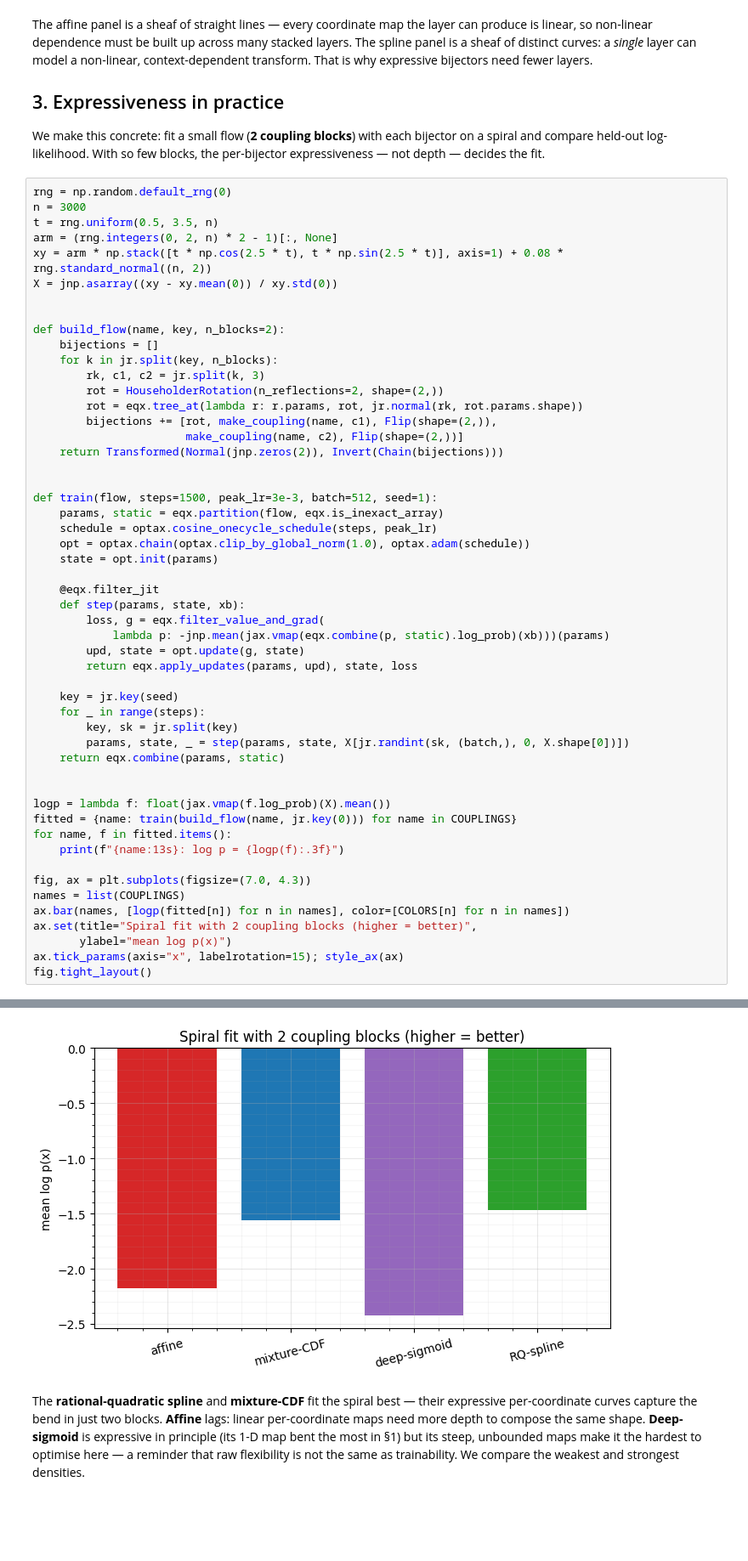
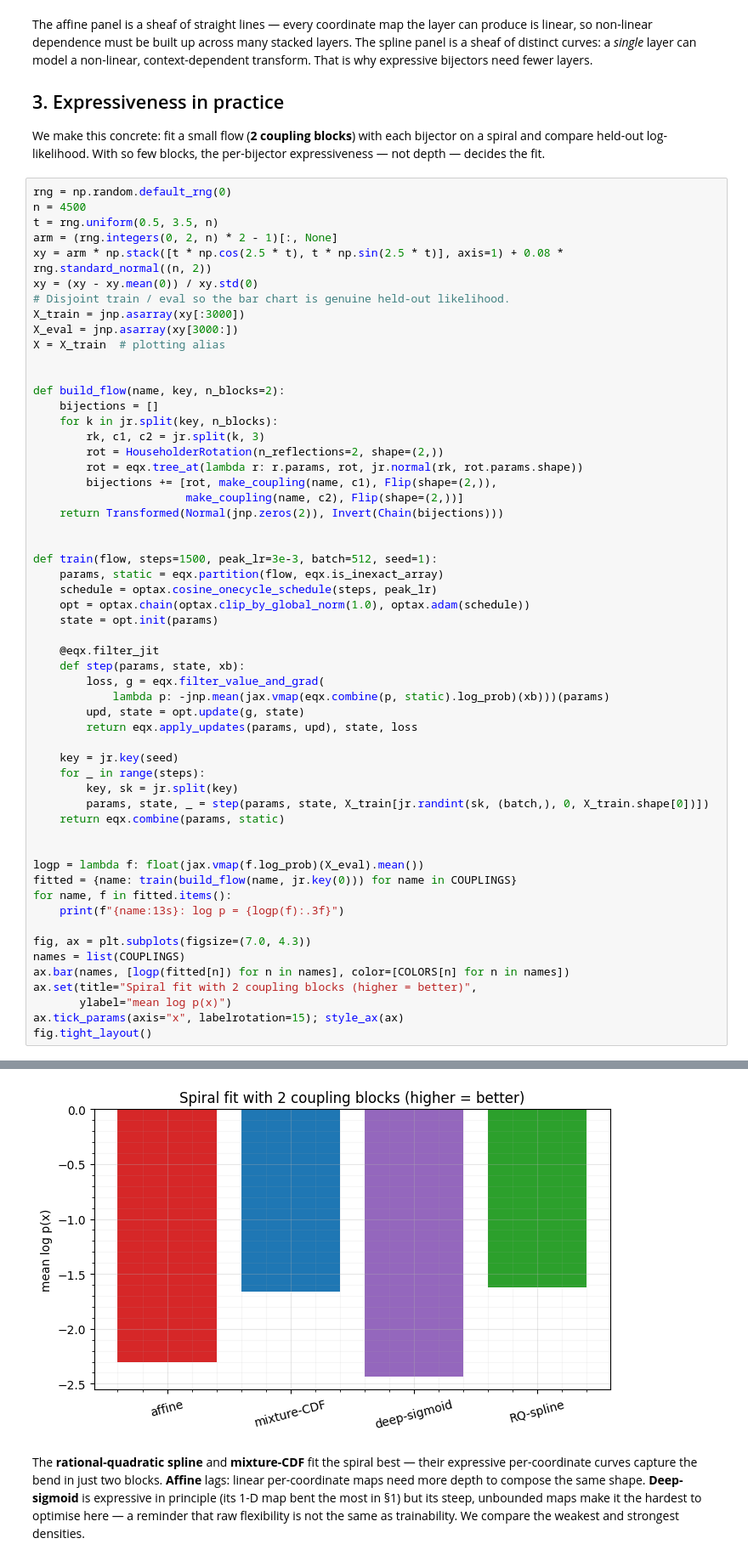
Before and after one commit to jejjohnson/research_notebook, a Jupyter notebook: projects/gaussianization/notebooks/05_coupling/01_bijector_menu.ipynb, the cells around one changed output, grey strips where cells are left out. Shown at 85% size. Cells and saved outputs as stored; diff of their text form; blank space fills up the shorter version.

```diff
--- a/projects/gaussianization/notebooks/05_coupling/01_bijector_menu.ipynb
+++ b/projects/gaussianization/notebooks/05_coupling/01_bijector_menu.ipynb
@@ -142,11 +142,15 @@ on a spiral and compare held-out log-likelihood. With so few blocks, the
 per-bijector expressiveness — not depth — decides the fit.
 # %%
 rng = np.random.default_rng(0)
-n = 3000
+n = 4500
 t = rng.uniform(0.5, 3.5, n)
 arm = (rng.integers(0, 2, n) * 2 - 1)[:, None]
 xy = arm * np.stack([t * np.cos(2.5 * t), t * np.sin(2.5 * t)], axis=1) + 0.08 * rng.standard_normal((n, 2))
-X = jnp.asarray((xy - xy.mean(0)) / xy.std(0))
+xy = (xy - xy.mean(0)) / xy.std(0)
+# Disjoint train / eval so the bar chart is genuine held-out likelihood.
+X_train = jnp.asarray(xy[:3000])
+X_eval = jnp.asarray(xy[3000:])
+X = X_train  # plotting alias
 
 
 def build_flow(name, key, n_blocks=2):
@@ -176,11 +180,11 @@ def train(flow, steps=1500, peak_lr=3e-3, batch=512, seed=1):
     key = jr.key(seed)
     for _ in range(steps):
         key, sk = jr.split(key)
-        params, state, _ = step(params, state, X[jr.randint(sk, (batch,), 0, X.shape[0])])
+        params, state, _ = step(params, state, X_train[jr.randint(sk, (batch,), 0, X_train.shape[0])])
     return eqx.combine(params, static)
 
 
-logp = lambda f: float(jax.vmap(f.log_prob)(X).mean())
+logp = lambda f: float(jax.vmap(f.log_prob)(X_eval).mean())
 fitted = {name: train(build_flow(name, jr.key(0))) for name in COUPLINGS}
 for name, f in fitted.items():
     print(f"{name:13s}: log p = {logp(f):.3f}")
@@ -200,4 +204,4 @@ RQ-spline    : log p = -1.471
-[figure, old version]
+[figure, new version]
 # %% [markdown]
 The **rational-quadratic spline** and **mixture-CDF** fit the spiral best — their
 expressive per-coordinate curves capture the bend in just two blocks. **Affine**
```
Also changed, not shown: parts of 2 cells of this notebook, 5 other files.
